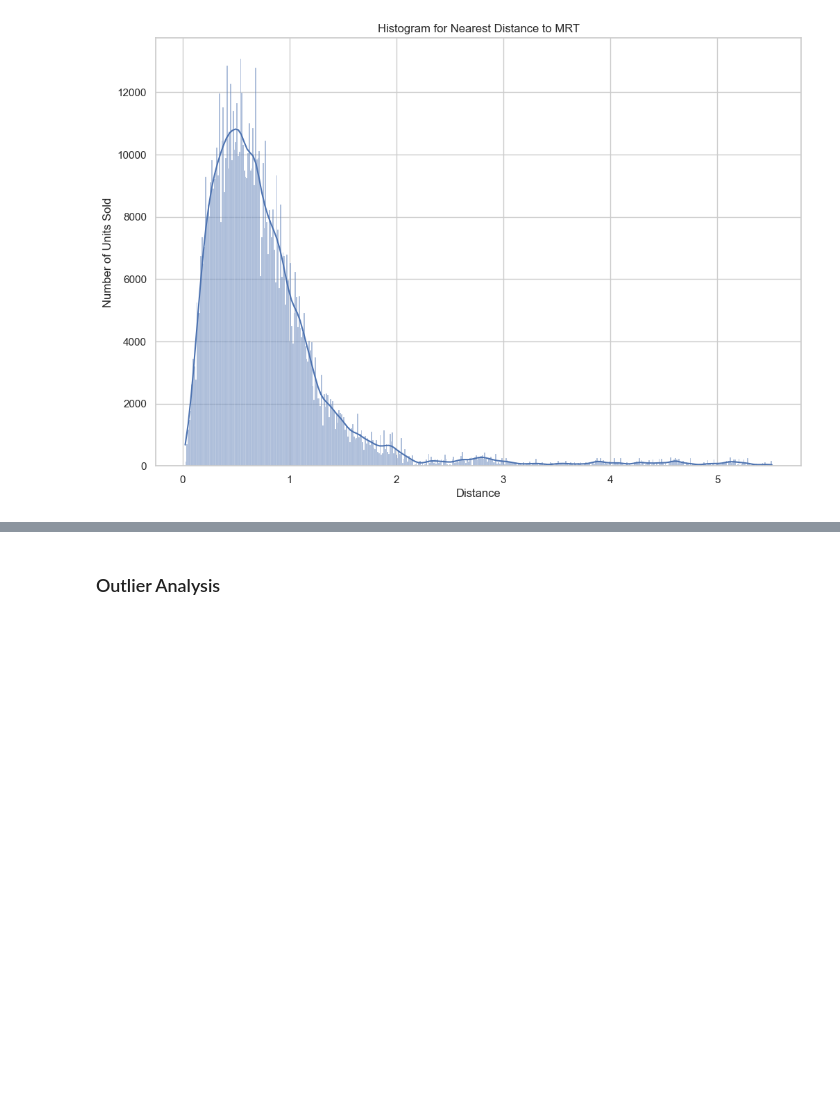
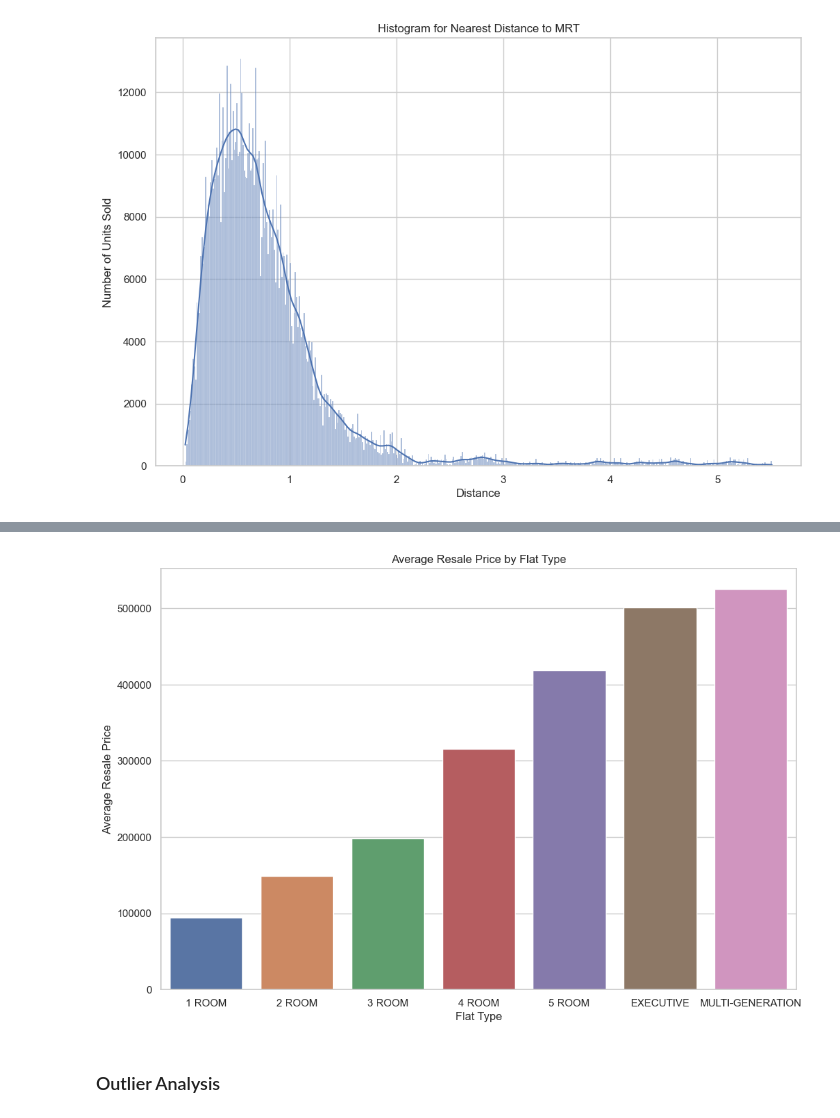
Before and after one commit to kkinmunn/is4303_hdbresale, a Jupyter notebook: eda/eda.ipynb, the cells around one changed output, grey strips where cells are left out. Drawn from its saved outputs; the diff is of its cells as text; code cells hidden in the pictures; blank space fills up the shorter version.

```diff
--- a/eda/eda.ipynb
+++ b/eda/eda.ipynb
@@ -333,3 +297,21 @@ plt.show()
+# %%
+# merge flat types with different names that refer to the same type
+data_hdb_raw['flat_type'] = data_hdb_raw['flat_type'].replace('MULTI-GENERATION','MULTI GENERATION')
+
+# calculate avg price for each flat_type
+average_price = data_hdb_raw.groupby('flat_type')['resale_price'].mean().reset_index()
+
+# size
+plt.figure(figsize=(12, 8))
+
+# plot
+sns.barplot(x='flat_type', y='resale_price', data=average_price)
+plt.title('Average Resale Price by Flat Type')
+plt.xlabel('Flat Type')
+plt.ylabel('Average Resale Price')
+plt.show()
+# %% [output]
+[figure, added]
 # %% [markdown]
 ### Outlier Analysis
 # %%
```
Also changed, not shown: parts of 3 cells of this notebook.
